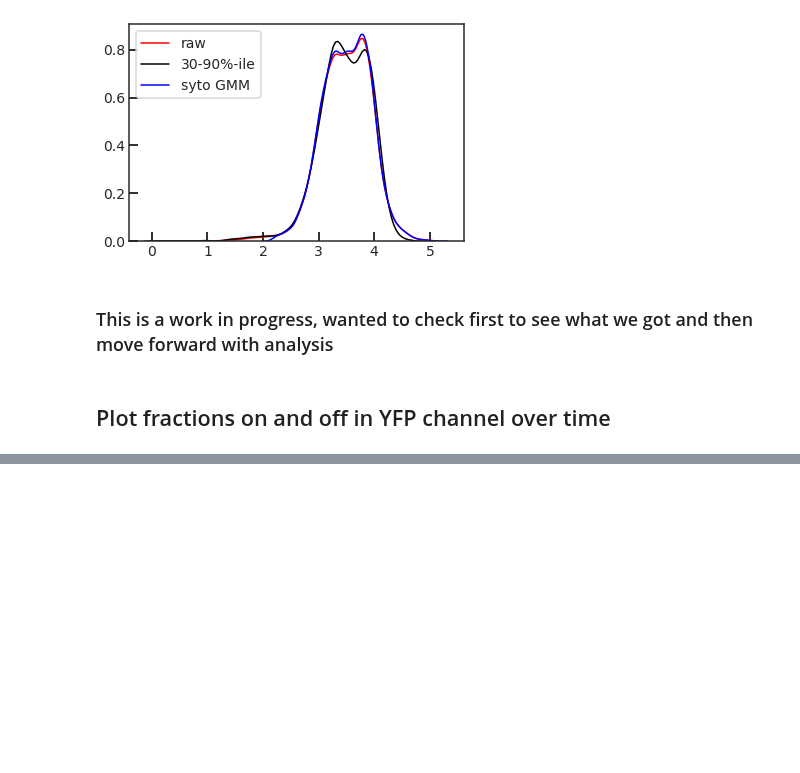
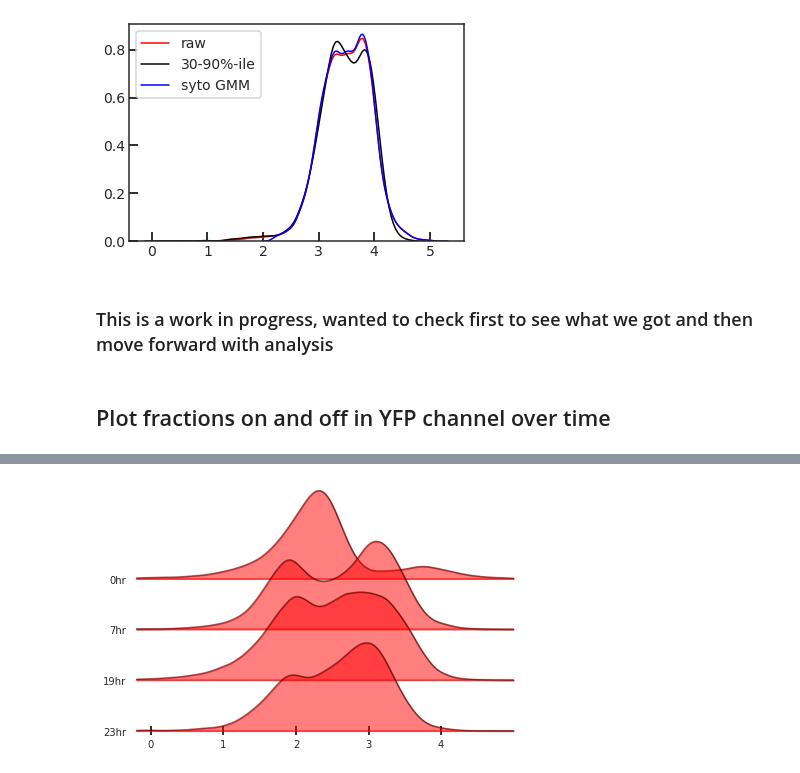
Before and after one commit to geezerbriefs/xpspython, a Jupyter notebook: flow/plot A=B flow data.ipynb, the cells around one changed output, grey strips where cells are left out. Cells and saved outputs as stored; diff of their text form; code cells hidden in the pictures; blank space fills up the shorter version.

```diff
--- a/flow/plot A=B flow data.ipynb
+++ b/flow/plot A=B flow data.ipynb
@@ -186,0 +162,20 @@ g.set_axis_labels('Time (hr)', "Fraction")
+# %%
+def raw_data_over_tpts (timepoints, well, gate, channel):
+
+    all_data = pd.DataFrame()
+
+    for tpt in timepoints:
+        data = pd.read_csv('../../Local Data/20181009 top 4 A B cell vars A=B flow samples/' + str(tpt) + 'hr/' + well + '.csv')
+
+        gated = data.loc[data[gate] == 1, :]
+
+        log_gate = (gated[channel].apply(np.log10)
+                    .dropna() #drop the nans produced by negative inputs to log10
+                    .reset_index(drop=True) #indices in different tpts will be different, makes ugly final df
+                    .rename(str(tpt) + 'hr') #want the column name in final df to be the axis label in joyplot
+                   )
+
+        #concat them side by side
+        all_data = pd.concat([all_data, log_gate], axis=1)
+
+    return all_data
@@ -186,0 +192,13 @@ g.set_axis_labels('Time (hr)', "Fraction")
+# %%
+tpts = [0, 7, 19, 23]
+t_last3 = [7, 19, 23]
+
+gates = ['mKate/APC-A_GMMgate', 'AH_perc_gate']
+# %%
+well = 'H2'
+
+gg = raw_data_over_tpts(tpts, well, gates[0], 'GFP/FITC-A')
+# %%
+fig, axes = joypy.joyplot(gg, ylim='own', x_range=(-0.2,5), alpha=0.5)
+# %% [output]
+[figure, added]
```
Also changed, not shown: parts of 9 cells of this notebook.
